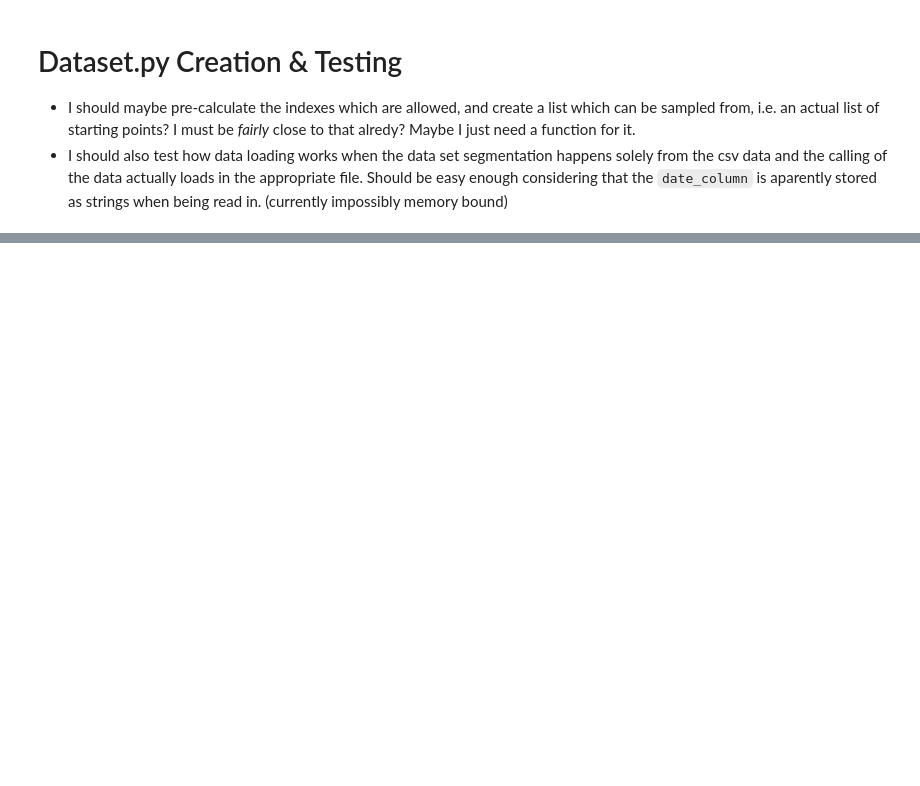
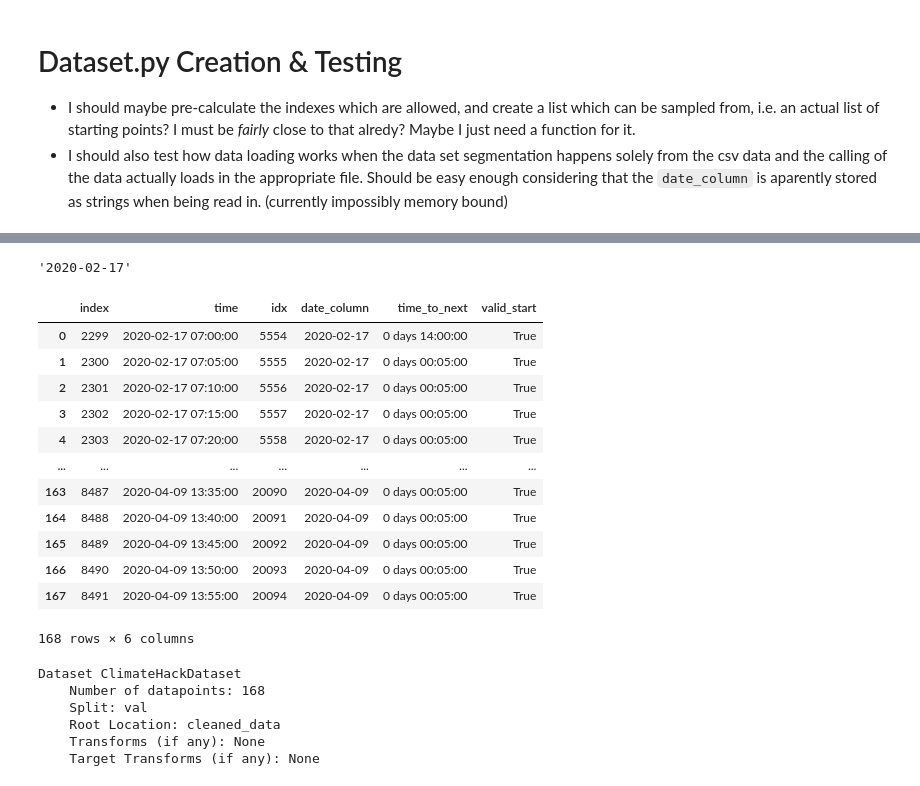
Before and after one commit to mb010/climatehack2022, a Jupyter notebook: data_testing.ipynb, the cells around one changed output, grey strips where cells are left out. Saved outputs shown, nothing was run; the diff lists cells and outputs as text; code cells hidden in the pictures; blank space fills up the shorter version.

```diff
--- a/data_testing.ipynb
+++ b/data_testing.ipynb
@@ -30,2 +16,2 @@ array([[[123, 121, 133, ...,  12,  12,  12],
 # %%
-ClimateHackDataset(split='val')
+validation = ClimateHackDataset(split='val')
@@ -38,0 +18,5 @@ Dataset ClimateHackDataset
+# %%
+csv = validation.csv
+print(csv.shape)
+print(csv[csv.valid_start].shape)
+csv
@@ -38,0 +39,33 @@ Dataset ClimateHackDataset
+# %%
+index = 0
+df = csv[csv.valid_start].reset_index()
+date = df.date_column.iloc[index]
+# %%
+date
+# %% [output]
+'2020-02-17'
+# %%
+df
+# %% [output]
+|  | index | time | idx | date_column | time_to_next | valid_start |
+| 0 | 2299 | 2020-02-17 07:00:00 | 5554 | 2020-02-17 | 0 days 14:00:00 | True |
+| 1 | 2300 | 2020-02-17 07:05:00 | 5555 | 2020-02-17 | 0 days 00:05:00 | True |
+| 2 | 2301 | 2020-02-17 07:10:00 | 5556 | 2020-02-17 | 0 days 00:05:00 | True |
+| 3 | 2302 | 2020-02-17 07:15:00 | 5557 | 2020-02-17 | 0 days 00:05:00 | True |
+| 4 | 2303 | 2020-02-17 07:20:00 | 5558 | 2020-02-17 | 0 days 00:05:00 | True |
+| ... | ... | ... | ... | ... | ... | ... |
+| 163 | 8487 | 2020-04-09 13:35:00 | 20090 | 2020-04-09 | 0 days 00:05:00 | True |
+| 164 | 8488 | 2020-04-09 13:40:00 | 20091 | 2020-04-09 | 0 days 00:05:00 | True |
+| 165 | 8489 | 2020-04-09 13:45:00 | 20092 | 2020-04-09 | 0 days 00:05:00 | True |
+| 166 | 8490 | 2020-04-09 13:50:00 | 20093 | 2020-04-09 | 0 days 00:05:00 | True |
+| 167 | 8491 | 2020-04-09 13:55:00 | 20094 | 2020-04-09 | 0 days 00:05:00 | True |
+168 rows × 6 columns
+# %%
+validation
+# %% [output]
+Dataset ClimateHackDataset
+    Number of datapoints: 168
+    Split: val
+    Root Location: cleaned_data
+    Transforms (if any): None
+    Target Transforms (if any): None
```
Also changed, not shown: parts of 10 cells of this notebook, 10 other files.
